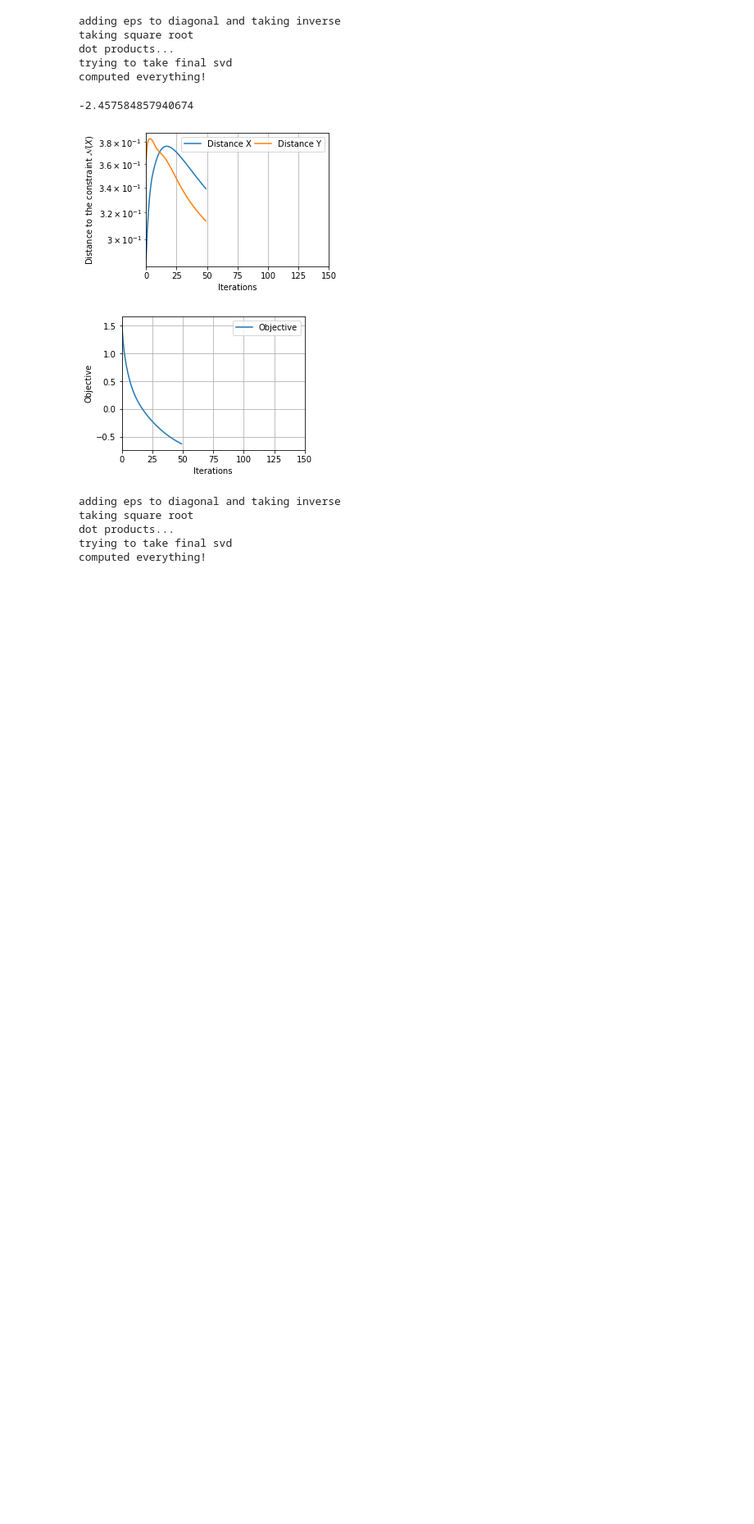
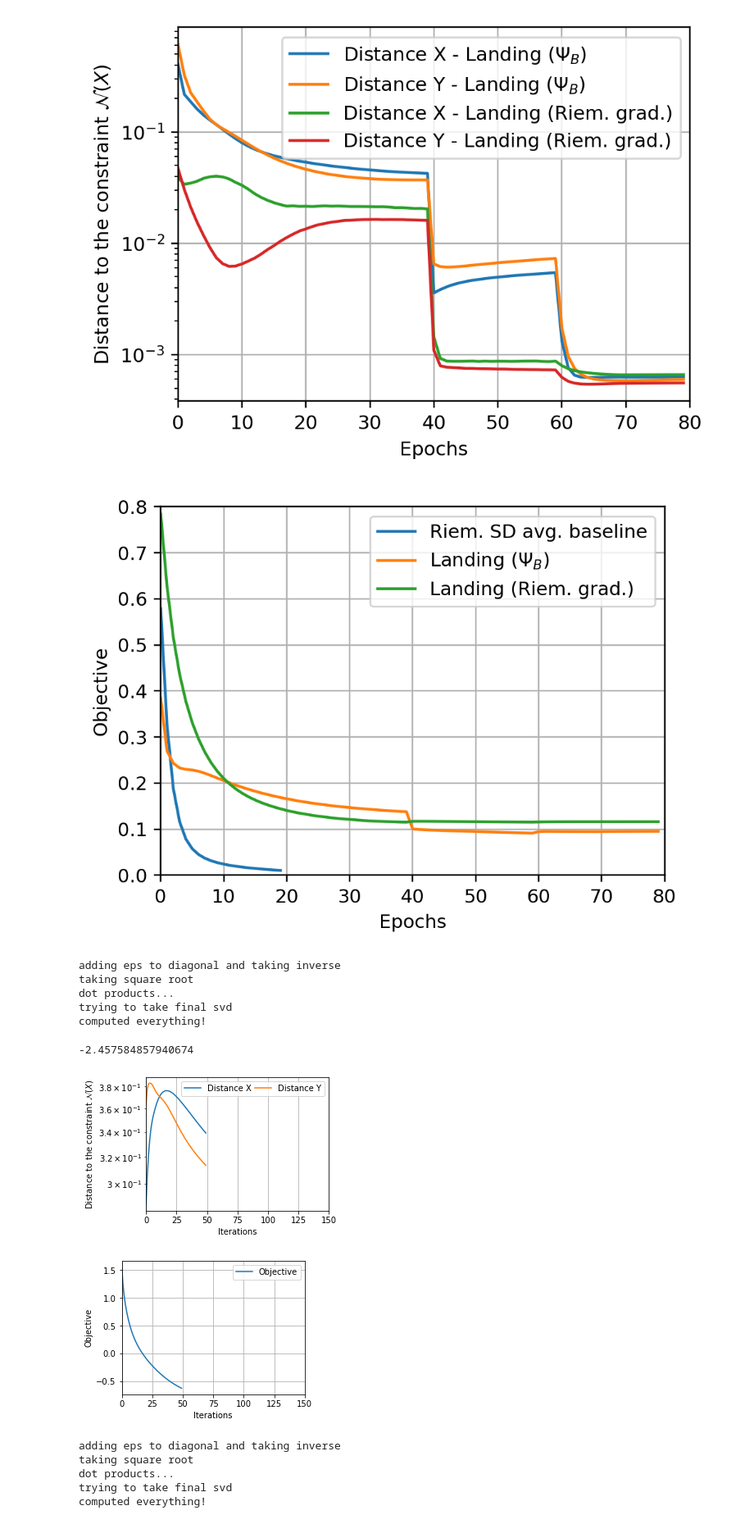
Before and after one commit to simonvary/landing-generalized-stiefel, a Jupyter notebook: test_resnet_cca.ipynb, the cells around one changed output. Shown at 82% size. Drawn from its saved outputs; the diff is of its cells as text; code cells hidden in the pictures; blank space fills up the shorter version.

Commit message:
added riem streaming

```diff
--- a/test_resnet_cca.ipynb
+++ b/test_resnet_cca.ipynb
@@ -61,0 +32,8 @@ loader_B = torch.utils.data.DataLoader(trainset_MNIST, batch_size=batch_size, sh
+# %%
+u_true, s_true, v_true = cca_closed_form(covA, covB, covAB, epsilon=1e-3, verb = True)
+u_true = u_true[:,:p]
+v_true = v_true[:,:p]
+obj_true = -.5*torch.trace(u_true.T@covAB@v_true).item()
+print(obj_true)
+dist_x = torch.linalg.norm(u_true.T@covA@u_true - torch.eye(p,device=covA.device)).item()
+print(dist_x)
@@ -62,3 +48,3 @@ loader_B = torch.utils.data.DataLoader(trainset_MNIST, batch_size=batch_size, sh
 # %%
-x1, y1, out  = LandingCCA(loader_A, loader_B, p = 5, learning_rate = 1e-3, omega = 10,  n_epochs=50, device = torch.device('cuda'))
+x1, y1, out1  = RiemannianRollingCCA(loader_A, loader_B, p = p, learning_rate = 1e-2,  n_epochs=20, device = torch.device('cuda'), eps_regul = 1e-6, averaging=True)
 # %% [output]
@@ -81,0 +68,2 @@ Dist Y: 0.31354
+# %%
+x2, y2, out2  = LandingCCA(loader_A, loader_B, p = p, learning_rate = 1e-2, omega = 15,  n_epochs=80, device = torch.device('cuda'), grad_type='precon',regul_type='matvec')
@@ -81,0 +88,2 @@ Dist Y: 0.31354
+# %%
+x3, y3, out3  = LandingCCA(loader_A, loader_B, p = p, learning_rate = 0.5*1e-2, omega = 5,  n_epochs=80, device = torch.device('cuda'), grad_type='PhiB',regul_type='matrix')
@@ -82,3 +108,35 @@ Dist Y: 0.31354
+# %%
+xmax = 80
+out = out2
+plt.figure(figsize=(1.2*4, 1.2*3), dpi=220)
+plt.semilogy(out2['distanceX'], label = 'Distance X - Landing ($\Psi_B$)')
+plt.semilogy(out2['distanceY'], label = 'Distance Y - Landing ($\Psi_B$)')
+plt.semilogy(out3['distanceX'], label = 'Distance X - Landing (Riem. grad.)')
+plt.semilogy(out3['distanceY'], label = 'Distance Y - Landing (Riem. grad.)')
+plt.xlim([0, xmax])
+x_ = plt.xlabel('Epochs')
+y_ = plt.ylabel('Distance to the constraint $\mathcal{N}(X)$')
+plt.grid()
+plt.legend(ncol=1, loc='upper right', columnspacing=.5, handlelength=2)
+plt.show()
+#plt.savefig('cca_distance.pdf', bbox_inches='tight', bbox_extra_artists=(x_, y_))
+
+plt.figure(figsize=(1.2*4, 1.2*3), dpi=220)
+plt.plot(-(np.array(out1['objective'])-obj_true)/obj_true, label='Riem. SD avg. baseline')
+plt.plot(-(np.array(out2['objective'])-obj_true)/obj_true, label='Landing ($\Psi_B$)')
+plt.plot(-(np.array(out3['objective'])-obj_true)/obj_true, label='Landing (Riem. grad.)')
+plt.xlim([0, xmax])
+plt.ylim([0,0.8])
+x_ = plt.xlabel('Epochs')
+y_ = plt.ylabel('Objective')
+plt.legend(ncol=1, loc='upper right', columnspacing=.5, handlelength=2)
+
+plt.grid()
+plt.show()
+#plt.savefig('cca_objective.pdf', bbox_inches='tight', bbox_extra_artists=(x_, y_))
+# %% [output]
+[figure, added]
+[figure, added]
 # %%
 covA, covB, covAB = loader_to_cov(loader_A, loader_B, device = 'cuda')
 # %%
```
Also changed, not shown: parts of 9 cells of this notebook, 12 other files.
